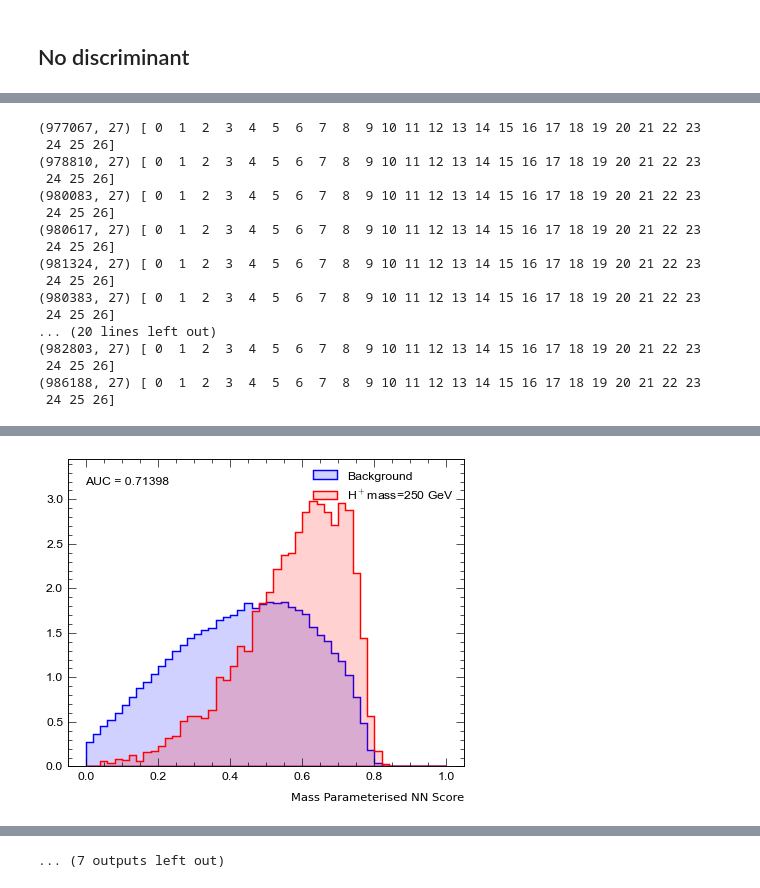
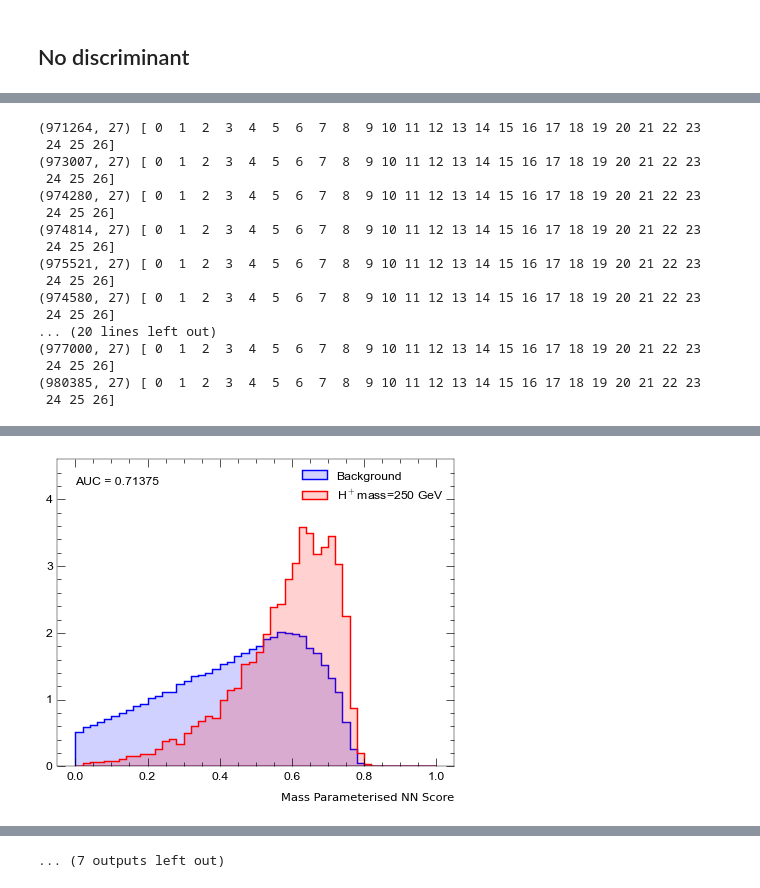
Before and after one commit to asalvadorsalas/IFAE_NNTools, a Jupyter notebook: jupyter/Train_Hplustb/NN_Train_old_features.ipynb, the cells around one changed output, grey strips where cells are left out. Drawn from its saved outputs; the diff is of its cells as text; code cells hidden in the pictures.

Commit message:
Plots and some changes

```diff
--- a/jupyter/Train_Hplustb/NN_Train_old_features.ipynb
+++ b/jupyter/Train_Hplustb/NN_Train_old_features.ipynb
@@ -566,4 +673,11 @@ for mass in list(df_new.hpmass.unique()):
 
         auc = ROC_Score_plot(modelNN,X_test,y_test,w_test,'/nfs/pic.es/user/s/srodrigu/Jupyter/Machine_learning/NN_sergio_results/actual_training/vec_pandas',region,'vec_pandas',hpmass=mass,do_ROC=False)
         auc_everymass.append([mass,auc])
+
+auc_everymass = np.array(auc_everymass)
+auc_mass = auc_everymass[:,0]
+auc_auc = auc_everymass[:,1]
+
+with open('/nfs/pic.es/user/s/srodrigu/Jupyter/Machine_learning/auc_actual_training_vecpandas.json','w') as outputFile:
+    json.dump({'Hp mass':list(auc_mass), 'AUC':list(auc_auc)}, outputFile, sort_keys=True)
 # %% [output]
@@ -649,0 +817,3 @@ df_mc
+# %%
+df_new = pd.read_feather('/nfs/pic.es/user/s/srodrigu/Jupyter/pandas_files/pandas_INC_ge6jgeq4b.feather')
+df_new.head()
@@ -650,5 +828,7 @@ df_mc
 # %%
-data = PrepareMassParametrised(df_mc, feature_names, onediscr=False)
+feature_names = ["nJets","nBTags_70","jet_pt1","Mbb_MindR_70","pT_jet5","H1_all","dRbb_avg_70","dRlepbb_MindR_70","Muu_MindR_70","HT_jets","Mbb_MaxPt_70","Mbb_MaxM_70","Mjjj_MaxPt","Centrality_all"]
+
+data = PrepareMassParametrised(df_new, feature_names, onediscr=False)
 X_train, y_train, w_train = data[0]
 X_test, y_test, w_test = data[1]
 wss_fit=data[2]
@@ -695,3 +875,11 @@ Training time:1:20:56
+# %%
+#Load the NN
+json_file = open('/nfs/pic.es/user/s/srodrigu/Jupyter/Machine_learning/Training_NN_models/NN_arch_'+ region +'_'+ 'highlvl_nodiscr'+'.h5')
+loaded_model_json = json_file.read()
+json_file.close()
+
+modelNN = model_from_json(loaded_model_json)
+modelNN.load_weights('/nfs/pic.es/user/s/srodrigu/Jupyter/Machine_learning/Training_NN_models/NN_weights_'+ region +'_'+ 'highlvl_nodiscr'+'.h5')
 # %%
 ROC_Score_plot(modelNN,X_test,y_test,w_test,'/nfs/pic.es/user/s/srodrigu/Jupyter/Machine_learning/NN_sergio_results/actual_training/old_pandas',region,'no_discr')
 # %% [output]
@@ -701,9 +889,9 @@ ROC_Score_plot(modelNN,X_test,y_test,w_test,'/nfs/pic.es/user/s/srodrigu/Jupyter
 # %%
 auc_everymass=[]
 
-for mass in list(df_mc.hpmass.unique()):
+for mass in list(df_new.hpmass.unique()):
     if mass!=-1:
-        htf = HpTrainingFrame.HpTrainingFrame(df_mc,feature_names)
+        htf = HpTrainingFrame.HpTrainingFrame(df_new,feature_names)
         fd = FeatureDivider("hpmass")
         wss = WeightedStandardScaler()
 
@@ -723,23 +911,23 @@ auc_everymass = np.array(auc_everymass)
 auc_mass = auc_everymass[:,0]
 auc_auc = auc_everymass[:,1]
 
-with open('auc_highlvl_nodiscr.json','w') as outputFile:
+with open('/nfs/pic.es/user/s/srodrigu/Jupyter/Machine_learning/auc_highlvl_nodiscr.json','w') as outputFile:
     json.dump({'Hp mass':list(auc_mass), 'AUC':list(auc_auc)}, outputFile, sort_keys=True)
 # %% [output]
-(977067, 27) [ 0  1  2  3  4  5  6  7  8  9 10 11 12 13 14 15 16 17 18 19 20 21 22 23
+(971264, 27) [ 0  1  2  3  4  5  6  7  8  9 10 11 12 13 14 15 16 17 18 19 20 21 22 23
  24 25 26]
-(978810, 27) [ 0  1  2  3  4  5  6  7  8  9 10 11 12 13 14 15 16 17 18 19 20 21 22 23
+(973007, 27) [ 0  1  2  3  4  5  6  7  8  9 10 11 12 13 14 15 16 17 18 19 20 21 22 23
  24 25 26]
-(980083, 27) [ 0  1  2  3  4  5  6  7  8  9 10 11 12 13 14 15 16 17 18 19 20 21 22 23
+(974280, 27) [ 0  1  2  3  4  5  6  7  8  9 10 11 12 13 14 15 16 17 18 19 20 21 22 23
  24 25 26]
-(980617, 27) [ 0  1  2  3  4  5  6  7  8  9 10 11 12 13 14 15 16 17 18 19 20 21 22 23
+(974814, 27) [ 0  1  2  3  4  5  6  7  8  9 10 11 12 13 14 15 16 17 18 19 20 21 22 23
  24 25 26]
-(981324, 27) [ 0  1  2  3  4  5  6  7  8  9 10 11 12 13 14 15 16 17 18 19 20 21 22 23
+(975521, 27) [ 0  1  2  3  4  5  6  7  8  9 10 11 12 13 14 15 16 17 18 19 20 21 22 23
  24 25 26]
-(980383, 27) [ 0  1  2  3  4  5  6  7  8  9 10 11 12 13 14 15 16 17 18 19 20 21 22 23
+(974580, 27) [ 0  1  2  3  4  5  6  7  8  9 10 11 12 13 14 15 16 17 18 19 20 21 22 23
  24 25 26]
 ... (20 lines left out)
-(982803, 27) [ 0  1  2  3  4  5  6  7  8  9 10 11 12 13 14 15 16 17 18 19 20 21 22 23
+(977000, 27) [ 0  1  2  3  4  5  6  7  8  9 10 11 12 13 14 15 16 17 18 19 20 21 22 23
  24 25 26]
-(986188, 27) [ 0  1  2  3  4  5  6  7  8  9 10 11 12 13 14 15 16 17 18 19 20 21 22 23
+(980385, 27) [ 0  1  2  3  4  5  6  7  8  9 10 11 12 13 14 15 16 17 18 19 20 21 22 23
  24 25 26]
@@ -748 +936 @@ with open('auc_highlvl_nodiscr.json','w') as outputFile:
-[figure, old version]
+[figure, new version]
```
Also changed, not shown: parts of 35 cells of this notebook, 1 other file.
